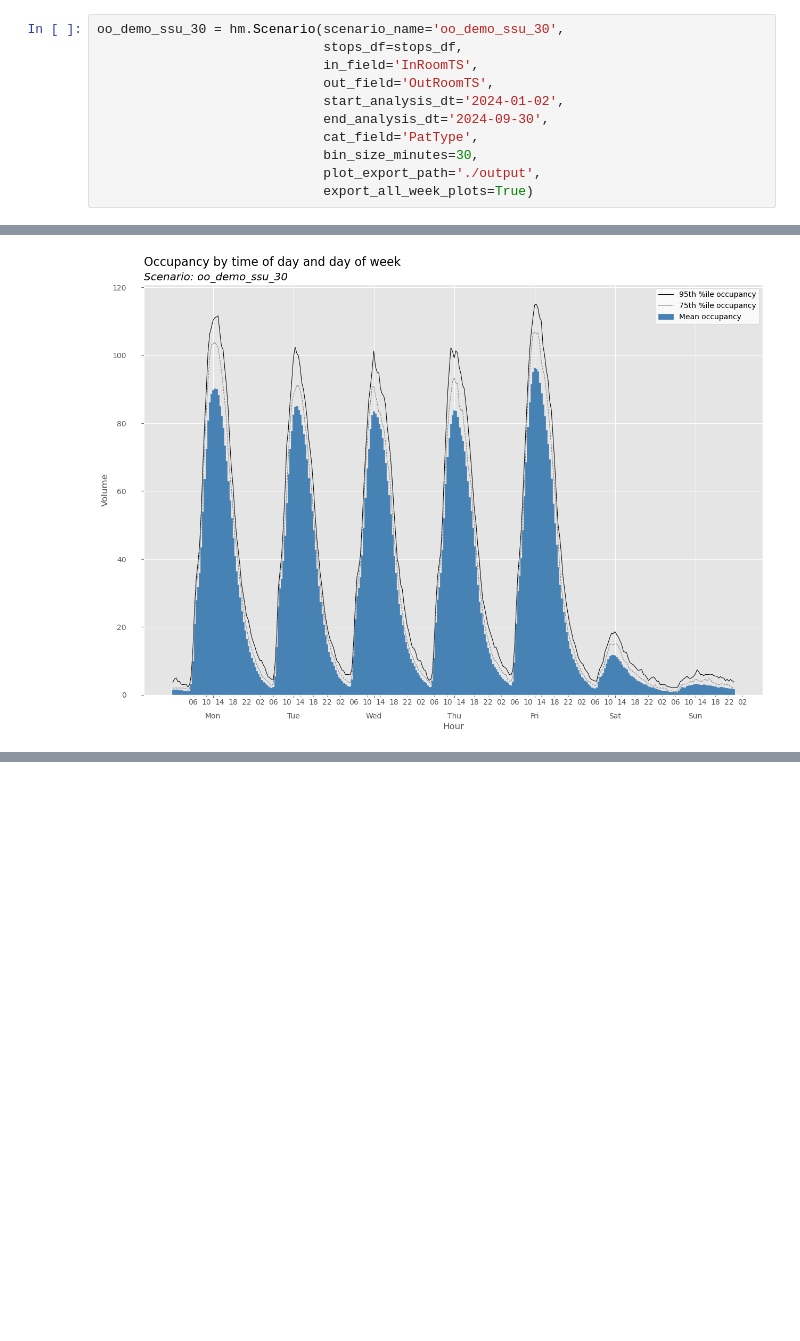
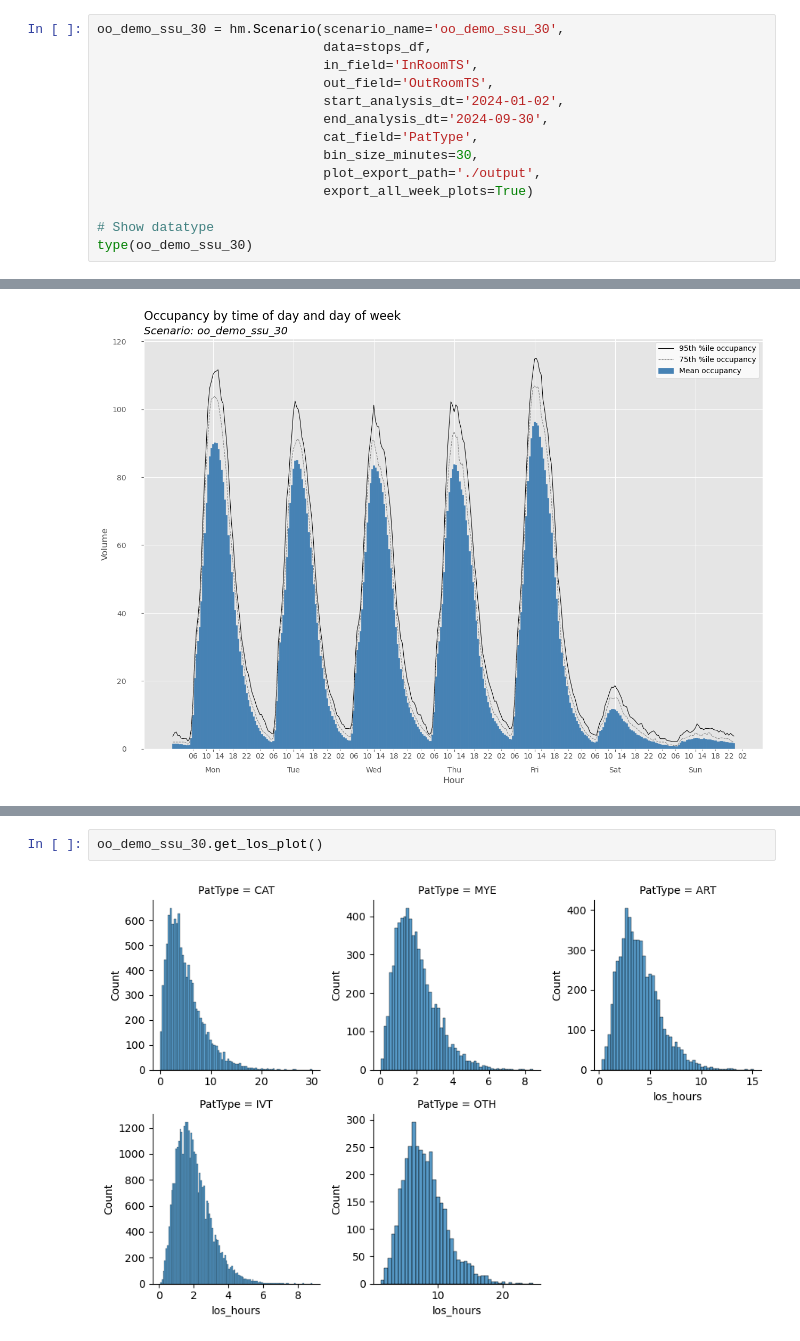
Before and after one commit to misken/hillmaker, a Jupyter notebook: docs/jb-hm/getting_started.ipynb, the cells around one changed output, grey strips where cells are left out. Drawn from its saved outputs; the diff is of its cells as text; blank space fills up the shorter version.

```diff
--- a/docs/jb-hm/getting_started.ipynb
+++ b/docs/jb-hm/getting_started.ipynb
@@ -392,6 +384,6 @@ Here's a brief example. We'll use the same inputs as in the first example, excep
 # %%
 oo_demo_ssu_30 = hm.Scenario(scenario_name='oo_demo_ssu_30',
-                             stops_df=stops_df,
+                             data=stops_df,
                              in_field='InRoomTS',
                              out_field='OutRoomTS',
                              start_analysis_dt='2024-01-02',
@@ -400,3 +392,6 @@ oo_demo_ssu_30 = hm.Scenario(scenario_name='oo_demo_ssu_30',
                              bin_size_minutes=30,
                              plot_export_path='./output',
                              export_all_week_plots=True)
+
+# Show datatype
+type(oo_demo_ssu_30)
@@ -480,0 +482,4 @@ Type:      function
+# %%
+oo_demo_ssu_30.get_los_plot()
+# %% [output]
+[figure, added]
```
Also changed, not shown: parts of 31 cells of this notebook, 9 other files.
